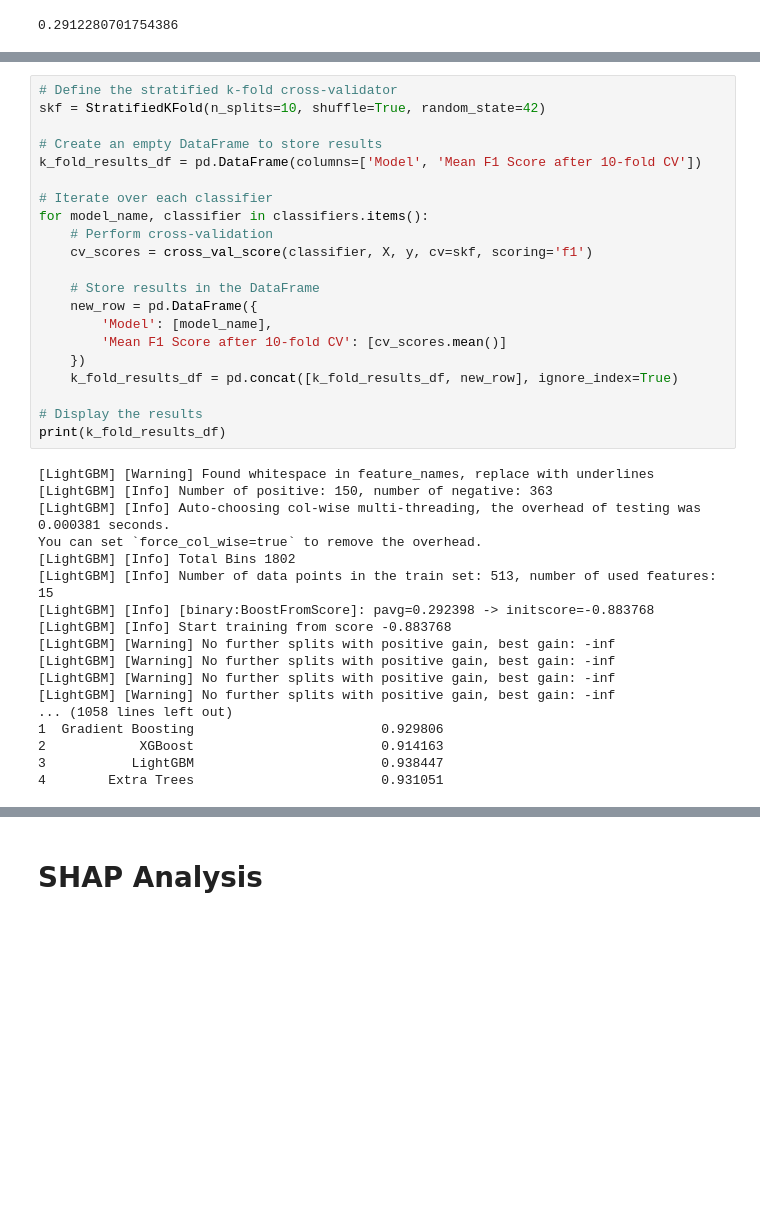
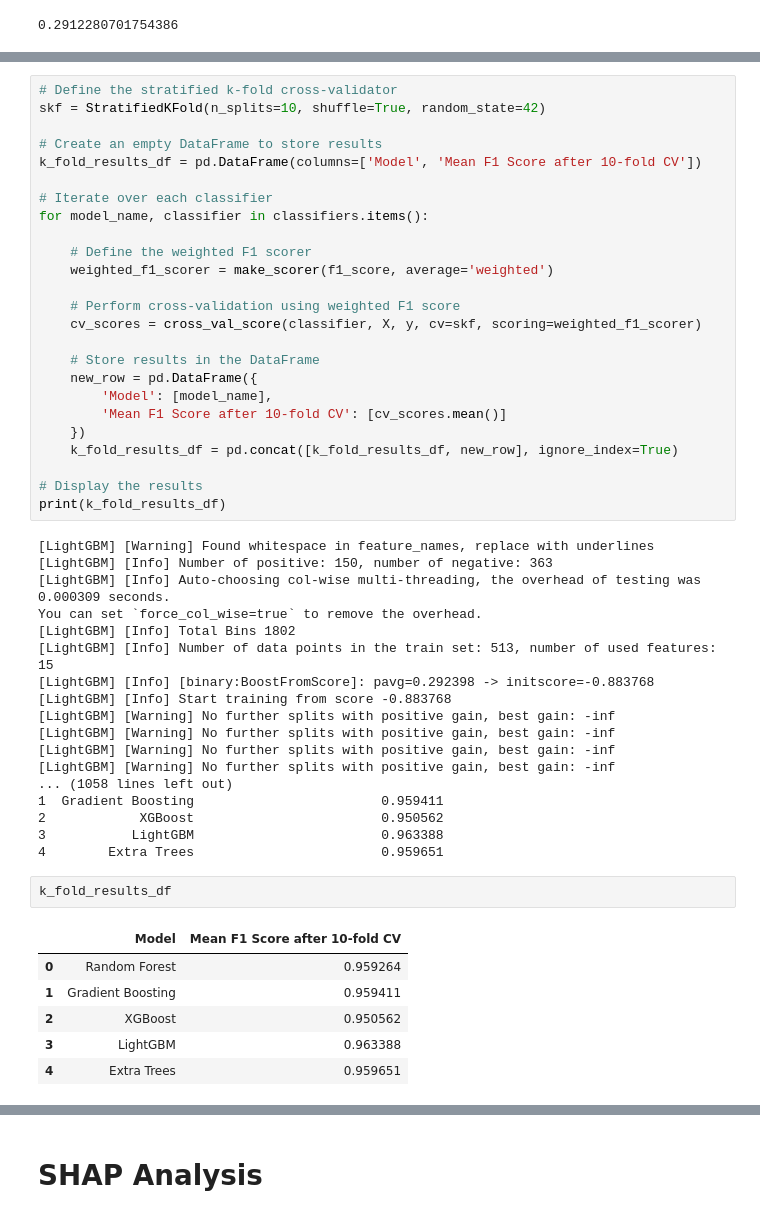
Before and after one commit to y-ghoneim/SDProject32, a Jupyter notebook: Notebooks/Sleep + Physio Model Building.ipynb, the cells around one changed output, grey strips where cells are left out. Cells and saved outputs as stored; diff of their text form; blank space fills up the shorter version.

```diff
--- a/Notebooks/Sleep + Physio Model Building.ipynb
+++ b/Notebooks/Sleep + Physio Model Building.ipynb
@@ -154,8 +137,12 @@ k_fold_results_df = pd.DataFrame(columns=['Model', 'Mean F1 Score after 10-fold
 
 # Iterate over each classifier
 for model_name, classifier in classifiers.items():
-    # Perform cross-validation
-    cv_scores = cross_val_score(classifier, X, y, cv=skf, scoring='f1')
+
+    # Define the weighted F1 scorer
+    weighted_f1_scorer = make_scorer(f1_score, average='weighted')
+
+    # Perform cross-validation using weighted F1 score
+    cv_scores = cross_val_score(classifier, X, y, cv=skf, scoring=weighted_f1_scorer)
 
     # Store results in the DataFrame
     new_row = pd.DataFrame({
@@ -169,7 +156,7 @@ print(k_fold_results_df)
 # %% [output]
 [LightGBM] [Warning] Found whitespace in feature_names, replace with underlines
 [LightGBM] [Info] Number of positive: 150, number of negative: 363
-[LightGBM] [Info] Auto-choosing col-wise multi-threading, the overhead of testing was 0.000381 seconds.
+[LightGBM] [Info] Auto-choosing col-wise multi-threading, the overhead of testing was 0.000309 seconds.
 You can set `force_col_wise=true` to remove the overhead.
 [LightGBM] [Info] Total Bins 1802
 [LightGBM] [Info] Number of data points in the train set: 513, number of used features: 15
@@ -180,7 +167,16 @@ You can set `force_col_wise=true` to remove the overhead.
 [LightGBM] [Warning] No further splits with positive gain, best gain: -inf
 [LightGBM] [Warning] No further splits with positive gain, best gain: -inf
 ... (1058 lines left out)
-1  Gradient Boosting                        0.929806
-2            XGBoost                        0.914163
-3           LightGBM                        0.938447
-4        Extra Trees                        0.931051
+1  Gradient Boosting                        0.959411
+2            XGBoost                        0.950562
+3           LightGBM                        0.963388
+4        Extra Trees                        0.959651
+# %%
+k_fold_results_df
+# %% [output]
+|  | Model | Mean F1 Score after 10-fold CV |
+| 0 | Random Forest | 0.959264 |
+| 1 | Gradient Boosting | 0.959411 |
+| 2 | XGBoost | 0.950562 |
+| 3 | LightGBM | 0.963388 |
+| 4 | Extra Trees | 0.959651 |
```
Also changed, not shown: parts of 8 cells of this notebook.
